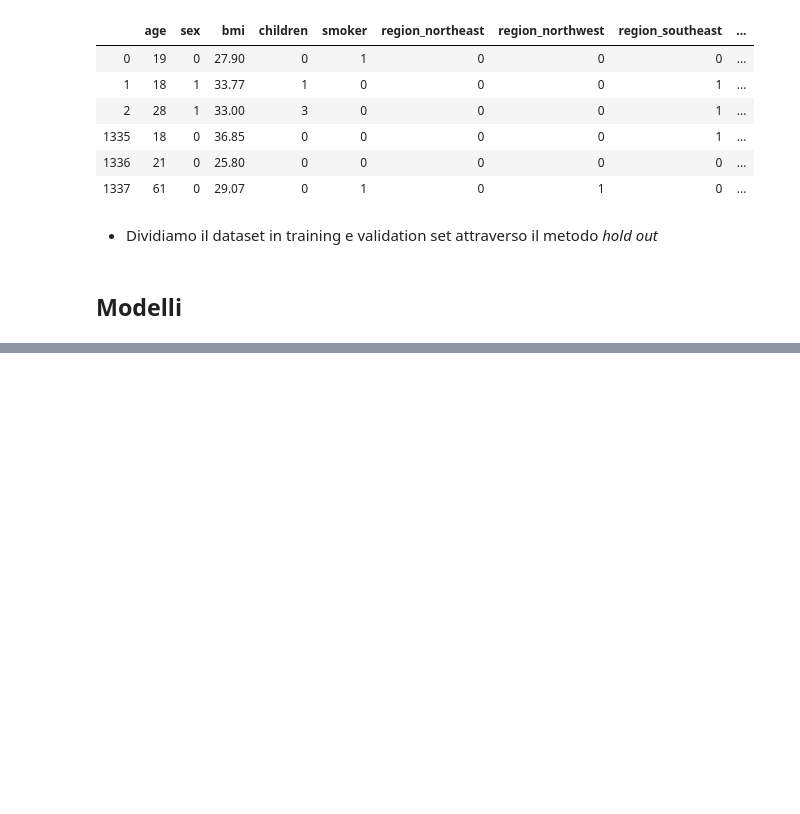
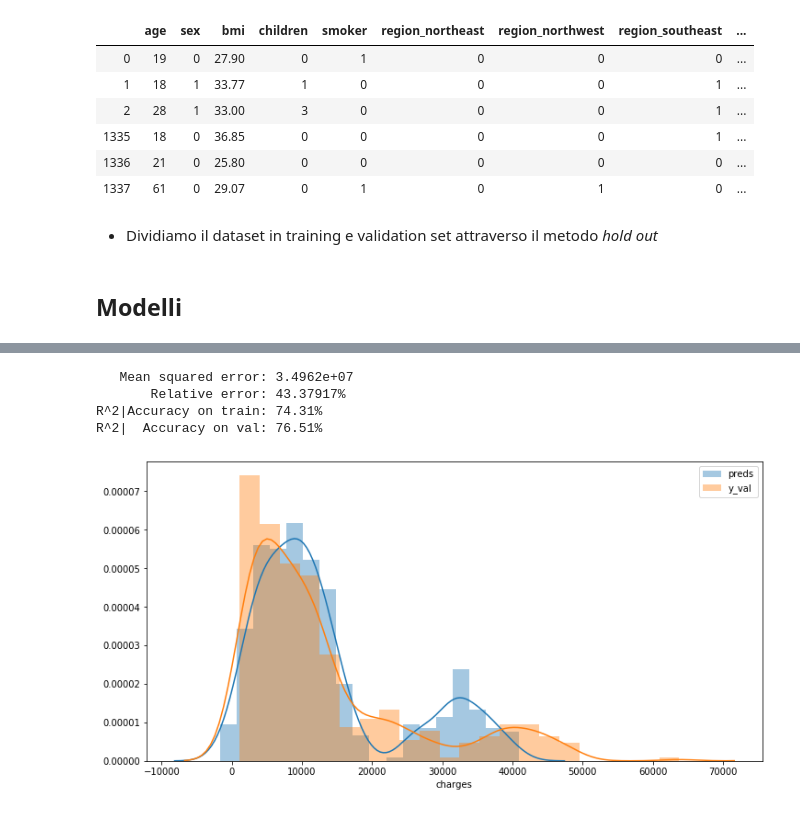
Before and after one commit to eliamarcantognini/DI_project, a Jupyter notebook: DI_Project.ipynb, the cells around one changed output, grey strips where cells are left out. Drawn from its saved outputs; the diff is of its cells as text; code cells hidden in the pictures; blank space fills up the shorter version.

```diff
--- a/DI_Project.ipynb
+++ b/DI_Project.ipynb
@@ -474,0 +502,15 @@ pd.Series(model.coef_, index=X_train.columns)
+# %%
+model = Pipeline([
+    ('scaler', StandardScaler()),
+    ('reg', LinearRegression())
+])
+model.fit(X_train, y_train)
+model.score(X_val, y_val)
+mse, re, r2 = print_eval(model)
+save_results('LinRegScale', mse, re, r2)
+# %% [output]
+   Mean squared error: 3.4962e+07
+       Relative error: 43.37917%
+R^2|Accuracy on train: 74.31%
+R^2|  Accuracy on val: 76.51%
+[figure, added]
```
Also changed, not shown: parts of 47 cells of this notebook.
